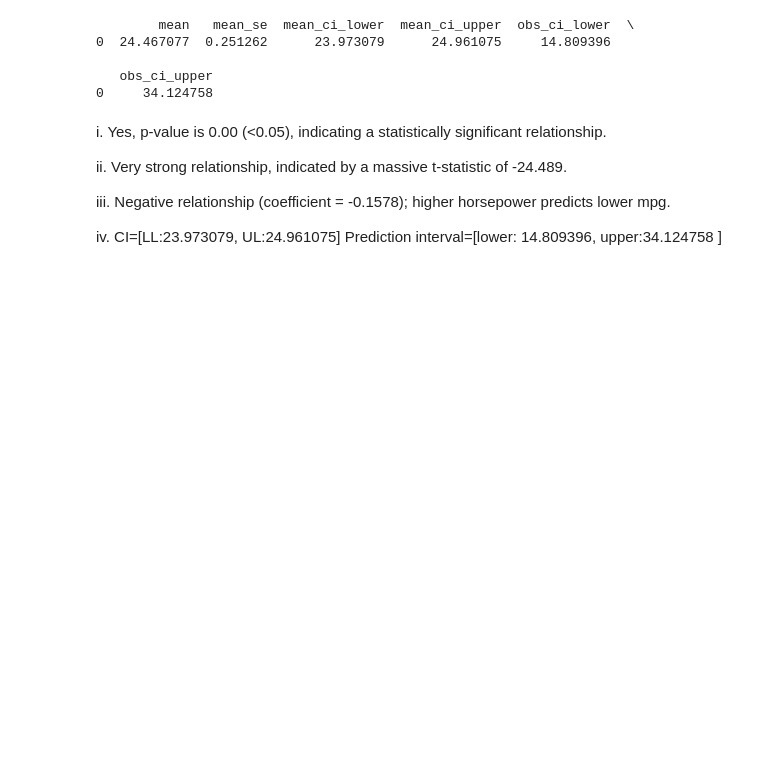
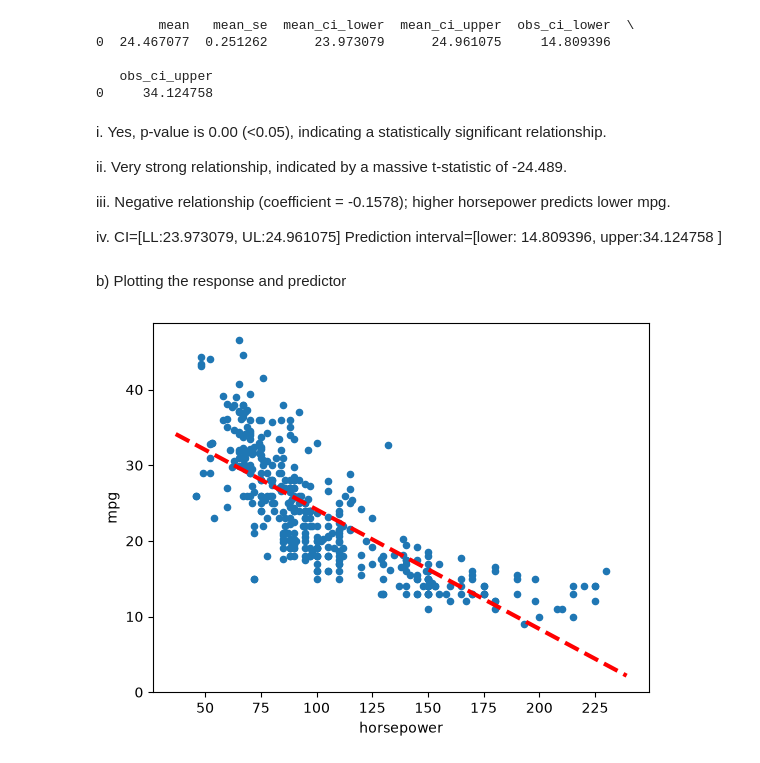
Before and after one commit to Mussab157/ISLP, a Jupyter notebook: Chapter3/ch3_applied.ipynb, the cells around one changed output. Drawn from its saved outputs; the diff is of its cells as text; code cells hidden in the pictures; blank space fills up the shorter version.

```diff
--- a/Chapter3/ch3_applied.ipynb
+++ b/Chapter3/ch3_applied.ipynb
@@ -92,3 +94,16 @@ ii. Very strong relationship, indicated by a massive t-statistic of -24.489.
 iii. Negative relationship (coefficient = -0.1578); higher horsepower predicts lower mpg.
 
 iv. CI=[LL:23.973079, UL:24.961075] Prediction interval=[lower: 14.809396, upper:34.124758  ]
+# %% [markdown]
+b) Plotting the response and predictor
+# %%
+# defining a function to plot
+def abline(ax, b, m, *args, **kwargs):
+    xlim=ax.get_xlim()
+    ylim=[m*xlim[0]+b, m*xlim[1]+b]
+    ax.plot(xlim, ylim, *args, **kwargs)
+# %%
+ax=Auto.plot.scatter('horsepower','mpg')
+abline(ax, result.params[0], result.params[1], 'r--', linewidth=3)
+# %% [output]
+[figure, added]
```
Also changed, not shown: parts of 27 cells of this notebook.
